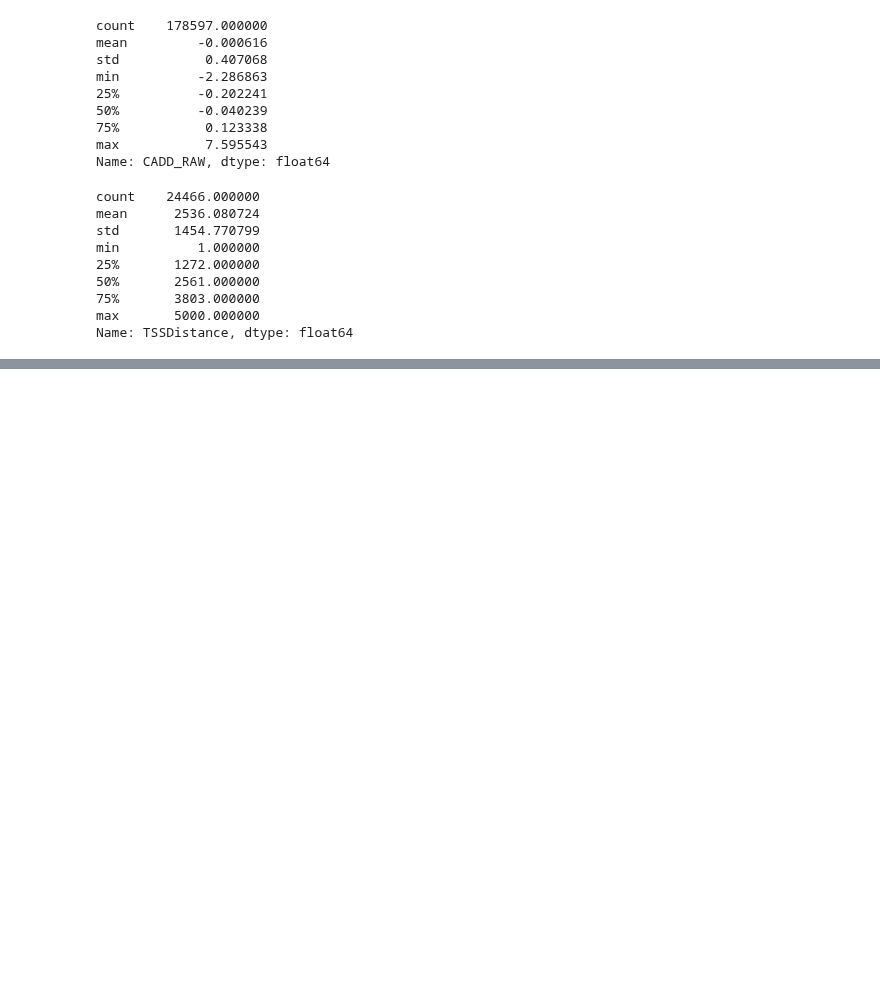
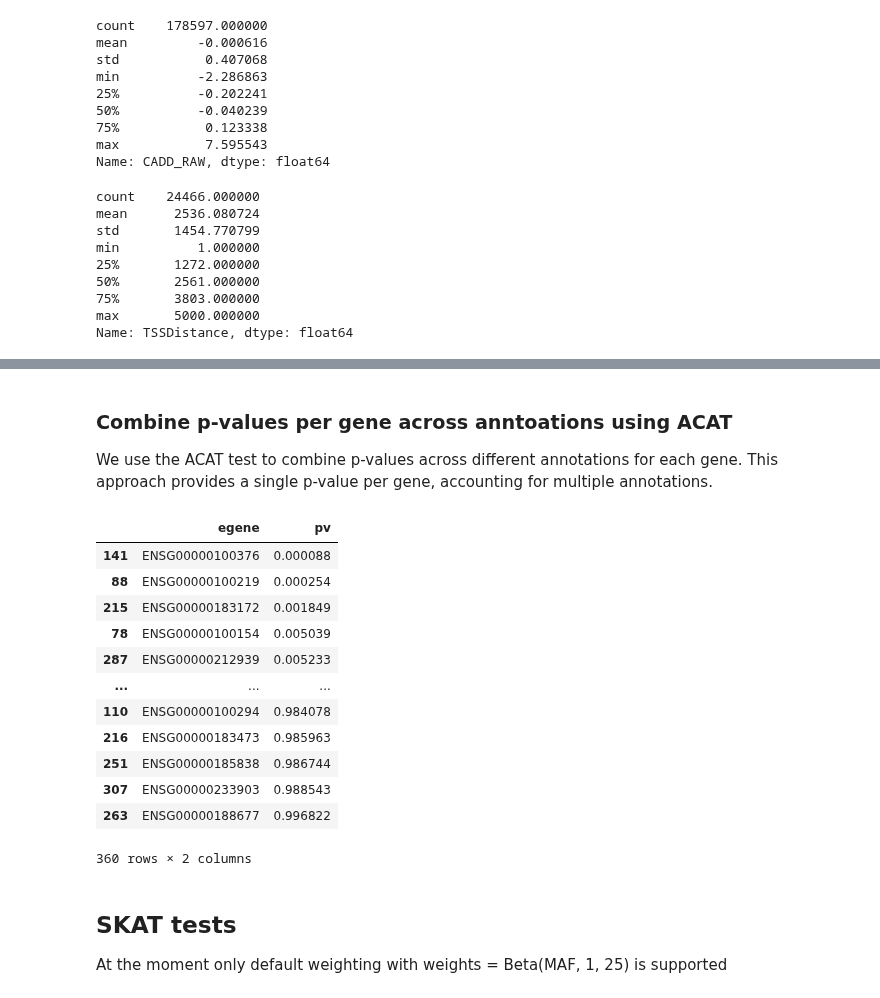
Before and after one commit to theislab/cellink, a Jupyter notebook: docs/tutorials/burden_testing.ipynb, the cells around one changed output, grey strips where cells are left out. Cells and saved outputs as stored; diff of their text form; code cells hidden in the pictures; blank space fills up the shorter version.

Commit message:
add skat, docs

```diff
--- a/docs/tutorials/burden_testing.ipynb
+++ b/docs/tutorials/burden_testing.ipynb
@@ -353,0 +510,24 @@ rdf
+# %% [markdown]
+### Combine p-values per gene across anntoations using ACAT
+
+We use the ACAT test to combine p-values across different annotations for each gene. This approach provides a single p-value per gene, accounting for multiple annotations.
+# %%
+combined = rdf.dropna(subset=["pv"]).groupby("egene")["pv"].agg(lambda x: acat_test(x.values)).reset_index()
+combined.sort_values("pv")
+# %% [output]
+|  | egene | pv |
+| 141 | ENSG00000100376 | 0.000088 |
+| 88 | ENSG00000100219 | 0.000254 |
+| 215 | ENSG00000183172 | 0.001849 |
+| 78 | ENSG00000100154 | 0.005039 |
+| 287 | ENSG00000212939 | 0.005233 |
+| ... | ... | ... |
+| 110 | ENSG00000100294 | 0.984078 |
+| 216 | ENSG00000183473 | 0.985963 |
+| 251 | ENSG00000185838 | 0.986744 |
+| 307 | ENSG00000233903 | 0.988543 |
+| 263 | ENSG00000188677 | 0.996822 |
+360 rows × 2 columns
+# %% [markdown]
+## SKAT tests
+At the moment only default weighting with weights = Beta(MAF, 1, 25) is supported
```
Also changed, not shown: parts of 37 cells of this notebook.
